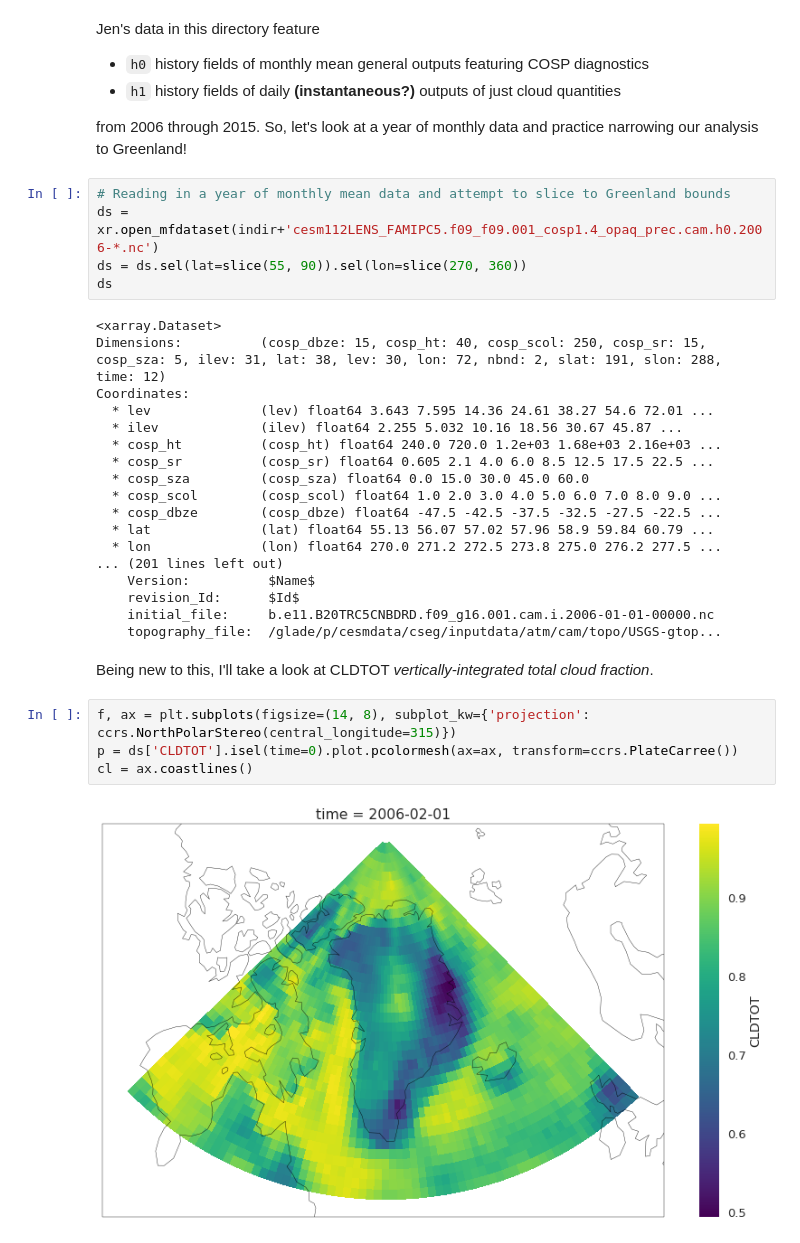
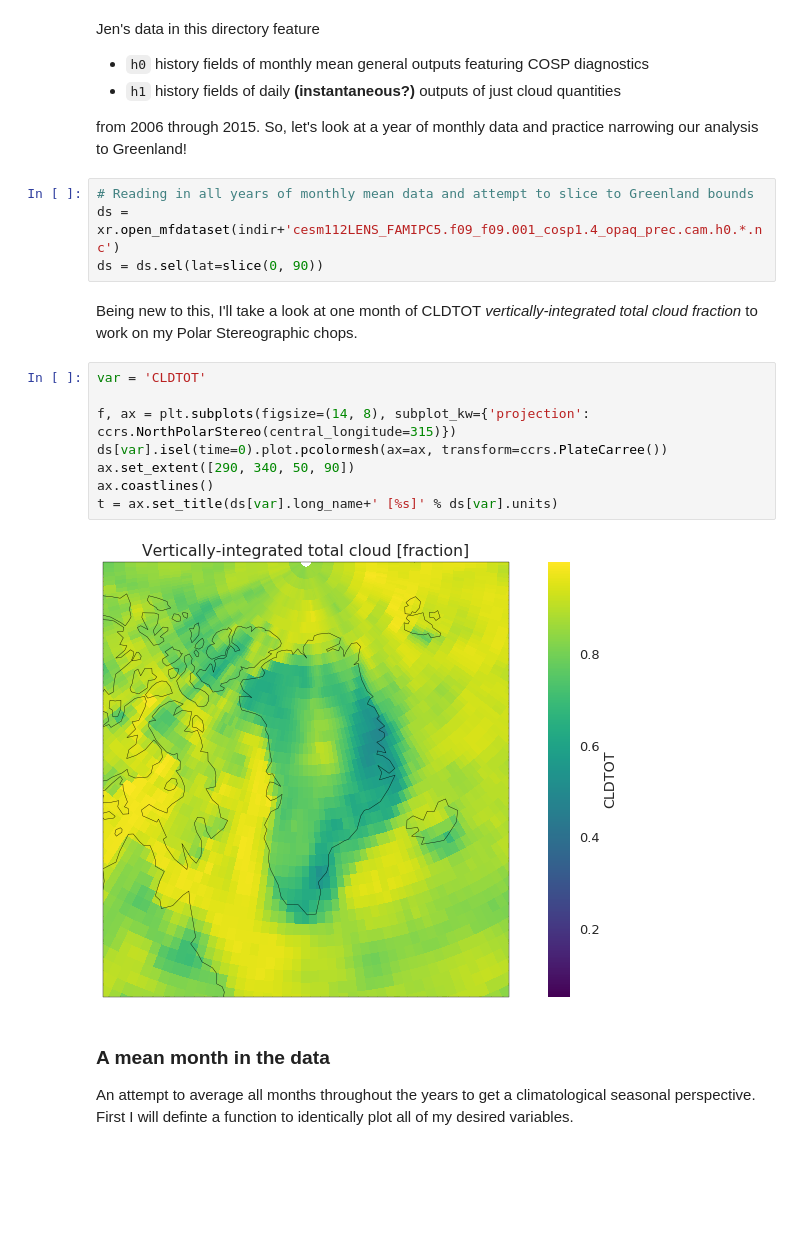
Before and after one commit to dcamron/cosp-explore, a Jupyter notebook: notebooks/explore.ipynb, the cells around one changed output. Cells and saved outputs as stored; diff of their text form; blank space fills up the shorter version.

Commit message:
Began doing mean monthly analysis and plotting for various fields.

```diff
--- a/notebooks/explore.ipynb
+++ b/notebooks/explore.ipynb
@@ -29,33 +29,21 @@ Jen's data in this directory feature
 
 from 2006 through 2015. So, let's look at a year of monthly data and practice narrowing our analysis to Greenland!
 # %%
-# Reading in a year of monthly mean data and attempt to slice to Greenland bounds
-ds = xr.open_mfdataset(indir+'cesm112LENS_FAMIPC5.f09_f09.001_cosp1.4_opaq_prec.cam.h0.2006-*.nc')
-ds = ds.sel(lat=slice(55, 90)).sel(lon=slice(270, 360))
-ds
+# Reading in all years of monthly mean data and attempt to slice to Greenland bounds
+ds = xr.open_mfdataset(indir+'cesm112LENS_FAMIPC5.f09_f09.001_cosp1.4_opaq_prec.cam.h0.*.nc')
+ds = ds.sel(lat=slice(0, 90))
-# %% [output]
-<xarray.Dataset>
-Dimensions:          (cosp_dbze: 15, cosp_ht: 40, cosp_scol: 250, cosp_sr: 15, cosp_sza: 5, ilev: 31, lat: 38, lev: 30, lon: 72, nbnd: 2, slat: 191, slon: 288, time: 12)
-Coordinates:
-  * lev              (lev) float64 3.643 7.595 14.36 24.61 38.27 54.6 72.01 ...
-  * ilev             (ilev) float64 2.255 5.032 10.16 18.56 30.67 45.87 ...
-  * cosp_ht          (cosp_ht) float64 240.0 720.0 1.2e+03 1.68e+03 2.16e+03 ...
-  * cosp_sr          (cosp_sr) float64 0.605 2.1 4.0 6.0 8.5 12.5 17.5 22.5 ...
-  * cosp_sza         (cosp_sza) float64 0.0 15.0 30.0 45.0 60.0
-  * cosp_scol        (cosp_scol) float64 1.0 2.0 3.0 4.0 5.0 6.0 7.0 8.0 9.0 ...
-  * cosp_dbze        (cosp_dbze) float64 -47.5 -42.5 -37.5 -32.5 -27.5 -22.5 ...
-  * lat              (lat) float64 55.13 56.07 57.02 57.96 58.9 59.84 60.79 ...
-  * lon              (lon) float64 270.0 271.2 272.5 273.8 275.0 276.2 277.5 ...
-... (201 lines left out)
-    Version:          $Name$
-    revision_Id:      $Id$
-    initial_file:     b.e11.B20TRC5CNBDRD.f09_g16.001.cam.i.2006-01-01-00000.nc
-    topography_file:  /glade/p/cesmdata/cseg/inputdata/atm/cam/topo/USGS-gtop...
 # %% [markdown]
-Being new to this, I'll take a look at CLDTOT *vertically-integrated total cloud fraction*.
+Being new to this, I'll take a look at one month of CLDTOT *vertically-integrated total cloud fraction* to work on my Polar Stereographic chops.
 # %%
+var = 'CLDTOT'
+
 f, ax = plt.subplots(figsize=(14, 8), subplot_kw={'projection': ccrs.NorthPolarStereo(central_longitude=315)})
-p = ds['CLDTOT'].isel(time=0).plot.pcolormesh(ax=ax, transform=ccrs.PlateCarree())
-cl = ax.coastlines()
+ds[var].isel(time=0).plot.pcolormesh(ax=ax, transform=ccrs.PlateCarree())
+ax.set_extent([290, 340, 50, 90])
+ax.coastlines()
+t = ax.set_title(ds[var].long_name+' [%s]' % ds[var].units)
 # %% [output]
-[figure, old version]
+[figure, new version]
+# %% [markdown]
+### A mean month in the data
+An attempt to average all months throughout the years to get a climatological seasonal perspective. First I will definte a function to identically plot all of my desired variables.
```
Also changed, not shown: parts of 7 cells of this notebook, 6 other files.
